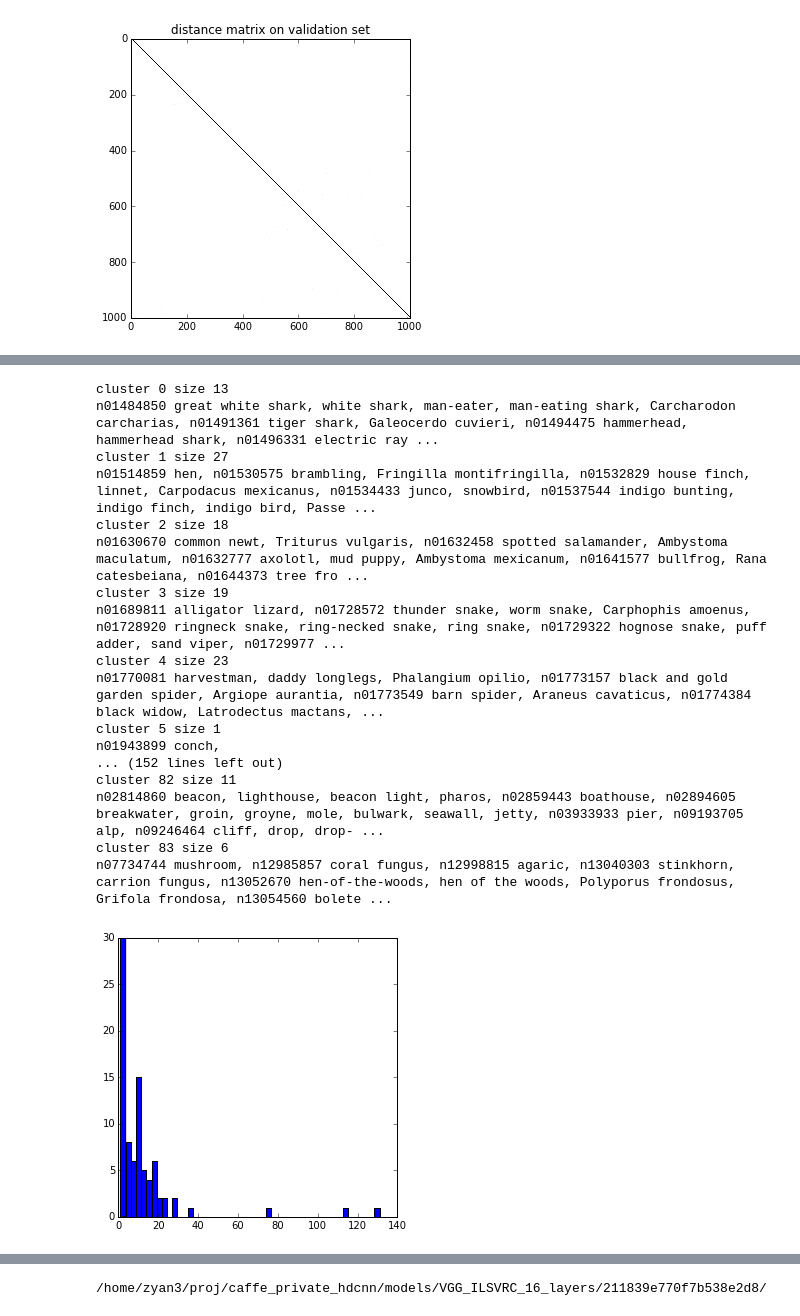
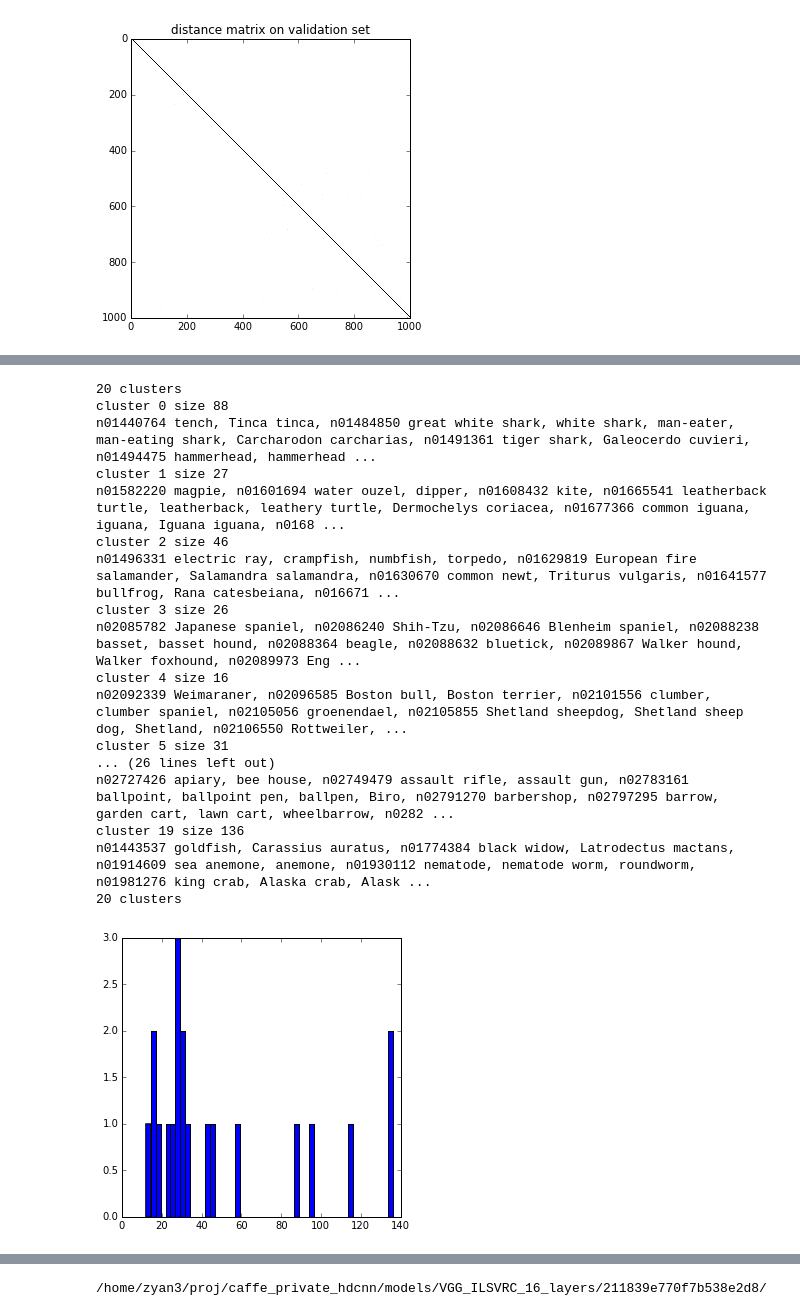
Before and after one commit to stephenyan1231/caffe-public, a Jupyter notebook: examples/imagenet/hdcnn/python/imagenet_vgg_16_layer_raw.ipynb, the cells around one changed output, grey strips where cells are left out. Saved outputs shown, nothing was run; the diff lists cells and outputs as text; code cells hidden in the pictures.

```diff
--- a/examples/imagenet/hdcnn/python/imagenet_vgg_16_layer_raw.ipynb
+++ b/examples/imagenet/hdcnn/python/imagenet_vgg_16_layer_raw.ipynb
@@ -35,7 +36,7 @@ caffe_local_root /home/zyan3/local/proj/caffe_private_hdcnn/
 local_data_dir = '/home/zyan3/local/data/imagenet/'
 model_dir=caffe_root+'models/VGG_ILSVRC_16_layers/211839e770f7b538e2d8/'
 example_dir=caffe_root+'examples/imagenet/'
-num_val, num_class = 50000, 1000
+# num_val, num_class = 50000, 1000
 print 'model_dir ',model_dir
 print 'example_dir ',example_dir
 # %% [output]
@@ -59,6 +60,8 @@ val_prob=softmax(val_prob)
 # %% [output]
 compute softmax probabilities
 num 50000 dim 1000
+# %%
+num_val, num_class = val_prob.shape[0], val_prob.shape[1]
 # %%
 '''load fine label names'''
 label_names = []
@@ -125,8 +128,10 @@ plt.imshow(dist_mat)
 construct adjacency graph W (symmetric) using k-NN'''
 W=np.zeros((num_class,num_class))
 
+''' ? clusteres'''
+k_nn, t, dim = 5, 0.99, 1
 ''' 84 clusteres'''
-k_nn, t, dim = 30, 0.8, 80
+# k_nn, t, dim = 30, 0.8, 80
 
 for i in range(num_class):
     idx=np.argsort(dist_mat[i,:])[1:k_nn+1]
@@ -149,41 +154,46 @@ plt.plot(eigval_cumsum)
 # %%
 '''affinity propagation clustering'''
 if 1:
-    '''84 clusters'''
-    affinity_propagation_cluster = AffinityPropagation(damping=0.6, max_iter=5000, convergence_iter=50, copy=True)
+    '''? clusters'''
+    affinity_propagation_cluster = AffinityPropagation(damping=0.99, max_iter=5000, convergence_iter=50, copy=True)
+
+#     '''84 clusters'''
+#     affinity_propagation_cluster = AffinityPropagation(damping=0.6, max_iter=5000, convergence_iter=50, copy=True)
 
     cluster_labels = affinity_propagation_cluster.fit_predict(ftr)
     unique_cluster_label = np.unique(cluster_labels)
     n_cluster = unique_cluster_label.shape[0]
     cluster_members=[None]*n_cluster
 
+    print '%d clusters ' % n_cluster
     for i in range(n_cluster):
         idx = np.nonzero(cluster_labels == unique_cluster_label[i])[0]
         cluster_members[i]=list(idx)
         print 'cluster %d size %d ' % (i, len(idx))
         for j in range(len(idx)):
             print '%s,' % label_names[idx[j]],
         print ' '
+    print '%d clusters ' % n_cluster
     n, bins, patches=plt.hist([len(clus) for clus in cluster_members],bins=50)
 # %% [output]
-cluster 0 size 13
-n01484850 great white shark, white shark, man-eater, man-eating shark, Carcharodon carcharias, n01491361 tiger shark, Galeocerdo cuvieri, n01494475 hammerhead, hammerhead shark, n01496331 electric ray ...
+20 clusters
+cluster 0 size 88
+n01440764 tench, Tinca tinca, n01484850 great white shark, white shark, man-eater, man-eating shark, Carcharodon carcharias, n01491361 tiger shark, Galeocerdo cuvieri, n01494475 hammerhead, hammerhead ...
 cluster 1 size 27
-n01514859 hen, n01530575 brambling, Fringilla montifringilla, n01532829 house finch, linnet, Carpodacus mexicanus, n01534433 junco, snowbird, n01537544 indigo bunting, indigo finch, indigo bird, Passe ...
-cluster 2 size 18
-n01630670 common newt, Triturus vulgaris, n01632458 spotted salamander, Ambystoma maculatum, n01632777 axolotl, mud puppy, Ambystoma mexicanum, n01641577 bullfrog, Rana catesbeiana, n01644373 tree fro ...
-cluster 3 size 19
-n01689811 alligator lizard, n01728572 thunder snake, worm snake, Carphophis amoenus, n01728920 ringneck snake, ring-necked snake, ring snake, n01729322 hognose snake, puff adder, sand viper, n01729977 ...
-cluster 4 size 23
-n01770081 harvestman, daddy longlegs, Phalangium opilio, n01773157 black and gold garden spider, Argiope aurantia, n01773549 barn spider, Araneus cavaticus, n01774384 black widow, Latrodectus mactans, ...
-cluster 5 size 1
-n01943899 conch,
-... (152 lines left out)
-cluster 82 size 11
-n02814860 beacon, lighthouse, beacon light, pharos, n02859443 boathouse, n02894605 breakwater, groin, groyne, mole, bulwark, seawall, jetty, n03933933 pier, n09193705 alp, n09246464 cliff, drop, drop- ...
-cluster 83 size 6
-n07734744 mushroom, n12985857 coral fungus, n12998815 agaric, n13040303 stinkhorn, carrion fungus, n13052670 hen-of-the-woods, hen of the woods, Polyporus frondosus, Grifola frondosa, n13054560 bolete ...
+n01582220 magpie, n01601694 water ouzel, dipper, n01608432 kite, n01665541 leatherback turtle, leatherback, leathery turtle, Dermochelys coriacea, n01677366 common iguana, iguana, Iguana iguana, n0168 ...
+cluster 2 size 46
+n01496331 electric ray, crampfish, numbfish, torpedo, n01629819 European fire salamander, Salamandra salamandra, n01630670 common newt, Triturus vulgaris, n01641577 bullfrog, Rana catesbeiana, n016671 ...
+cluster 3 size 26
+n02085782 Japanese spaniel, n02086240 Shih-Tzu, n02086646 Blenheim spaniel, n02088238 basset, basset hound, n02088364 beagle, n02088632 bluetick, n02089867 Walker hound, Walker foxhound, n02089973 Eng ...
+cluster 4 size 16
+n02092339 Weimaraner, n02096585 Boston bull, Boston terrier, n02101556 clumber, clumber spaniel, n02105056 groenendael, n02105855 Shetland sheepdog, Shetland sheep dog, Shetland, n02106550 Rottweiler, ...
+cluster 5 size 31
+... (26 lines left out)
+n02727426 apiary, bee house, n02749479 assault rifle, assault gun, n02783161 ballpoint, ballpoint pen, ballpen, Biro, n02791270 barbershop, n02797295 barrow, garden cart, lawn cart, wheelbarrow, n0282 ...
+cluster 19 size 136
+n01443537 goldfish, Carassius auratus, n01774384 black widow, Latrodectus mactans, n01914609 sea anemone, anemone, n01930112 nematode, nematode worm, roundworm, n01981276 king crab, Alaska crab, Alask ...
+20 clusters
-[figure, old version]
+[figure, new version]
 # %%
 version ='v0.0'
 example_dir = caffe_root + 'examples/imagenet/'
```
Also changed, not shown: parts of 22 cells of this notebook, 17 other files.
